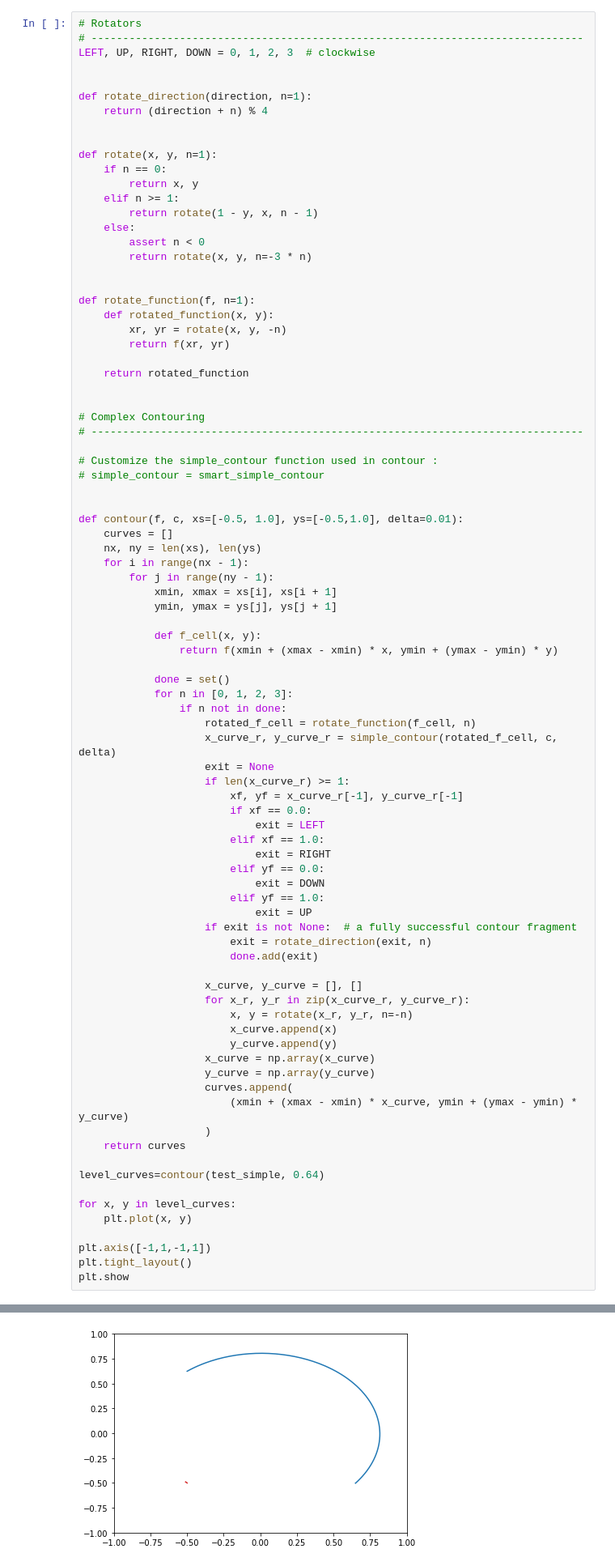
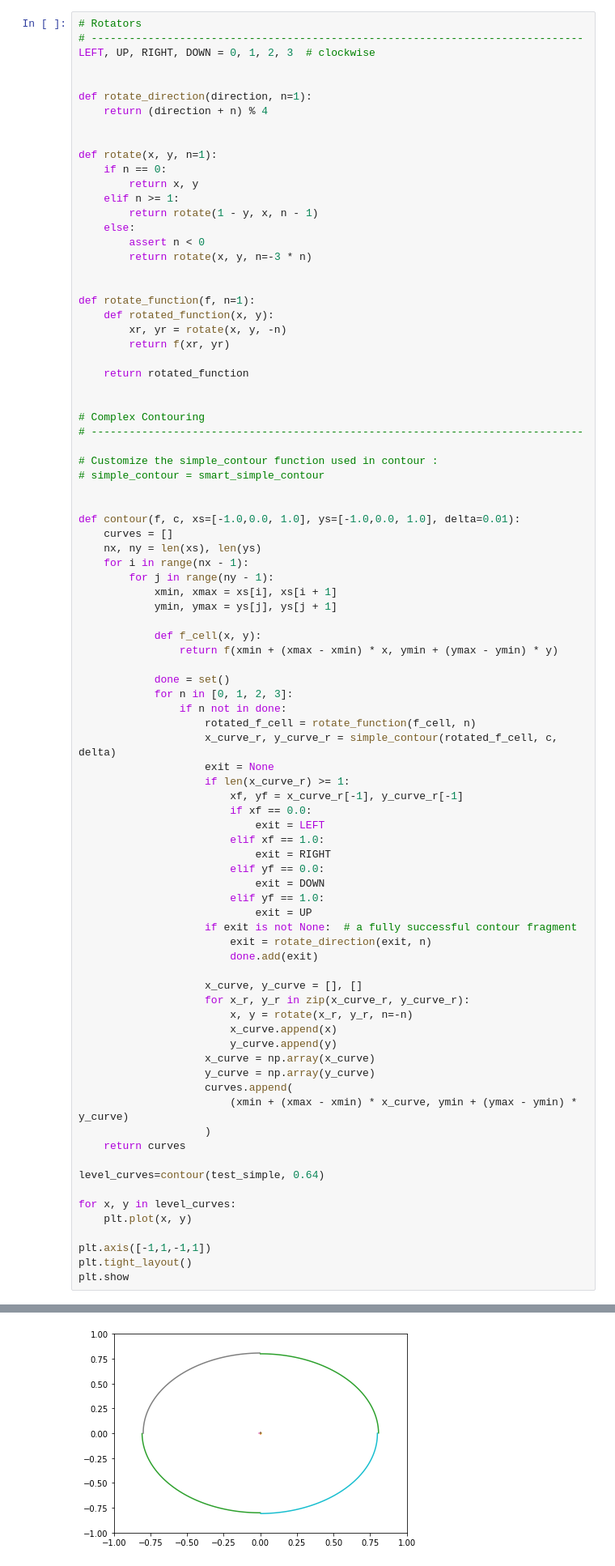
Before and after one commit to 19foliard/projetinfo, a Jupyter notebook: rendu_projo.ipynb, the cells around one changed output, grey strips where cells are left out. Shown at 81% size. Cells and saved outputs as stored; diff of their text form.

Commit message:
j'ai un beau graphe complexe mais les ocntour simples sont mal reliés...
 # Please enter the commit message for your changes. Lines starting

```diff
--- a/rendu_projo.ipynb
+++ b/rendu_projo.ipynb
@@ -178,7 +178,7 @@ def rotate_function(f, n=1):
 # simple_contour = smart_simple_contour
 
 
-def contour(f, c, xs=[-0.5, 1.0], ys=[-0.5,1.0], delta=0.01):
+def contour(f, c, xs=[-1.0,0.0, 1.0], ys=[-1.0,0.0, 1.0], delta=0.01):
     curves = []
     nx, ny = len(xs), len(ys)
     for i in range(nx - 1):
@@ -204,31 +204,31 @@ def contour(f, c, xs=[-0.5, 1.0], ys=[-0.5,1.0], delta=0.01):
                         elif yf == 0.0:
                             exit = DOWN
                         elif yf == 1.0:
                             exit = UP
                     if exit is not None:  # a fully successful contour fragment
                         exit = rotate_direction(exit, n)
                         done.add(exit)
 
                     x_curve, y_curve = [], []
                     for x_r, y_r in zip(x_curve_r, y_curve_r):
                         x, y = rotate(x_r, y_r, n=-n)
                         x_curve.append(x)
                         y_curve.append(y)
                     x_curve = np.array(x_curve)
                     y_curve = np.array(y_curve)
                     curves.append(
                         (xmin + (xmax - xmin) * x_curve, ymin + (ymax - ymin) * y_curve)
                     )
     return curves
 
 level_curves=contour(test_simple, 0.64)
 
 for x, y in level_curves:
     plt.plot(x, y)
 
 plt.axis([-1,1,-1,1])
 plt.tight_layout()
 plt.show
 # %% [output]
 <function matplotlib.pyplot.show(*args, **kw)>
-[figure, old version]
+[figure, new version]
```
